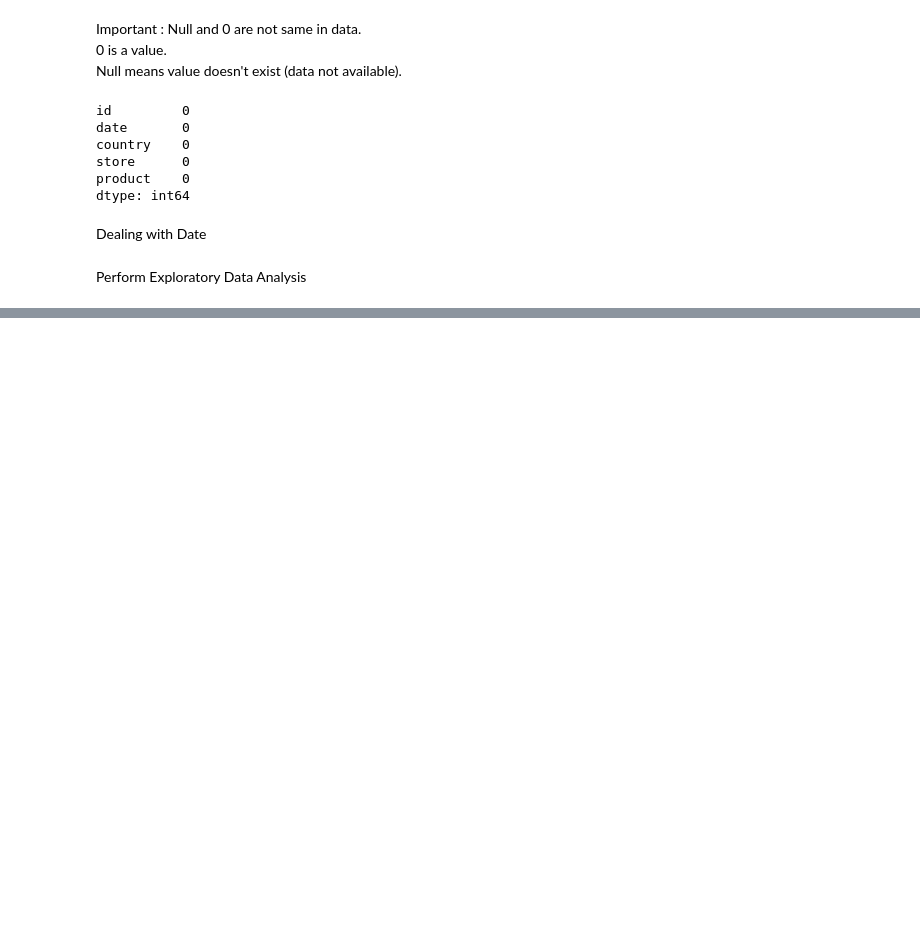
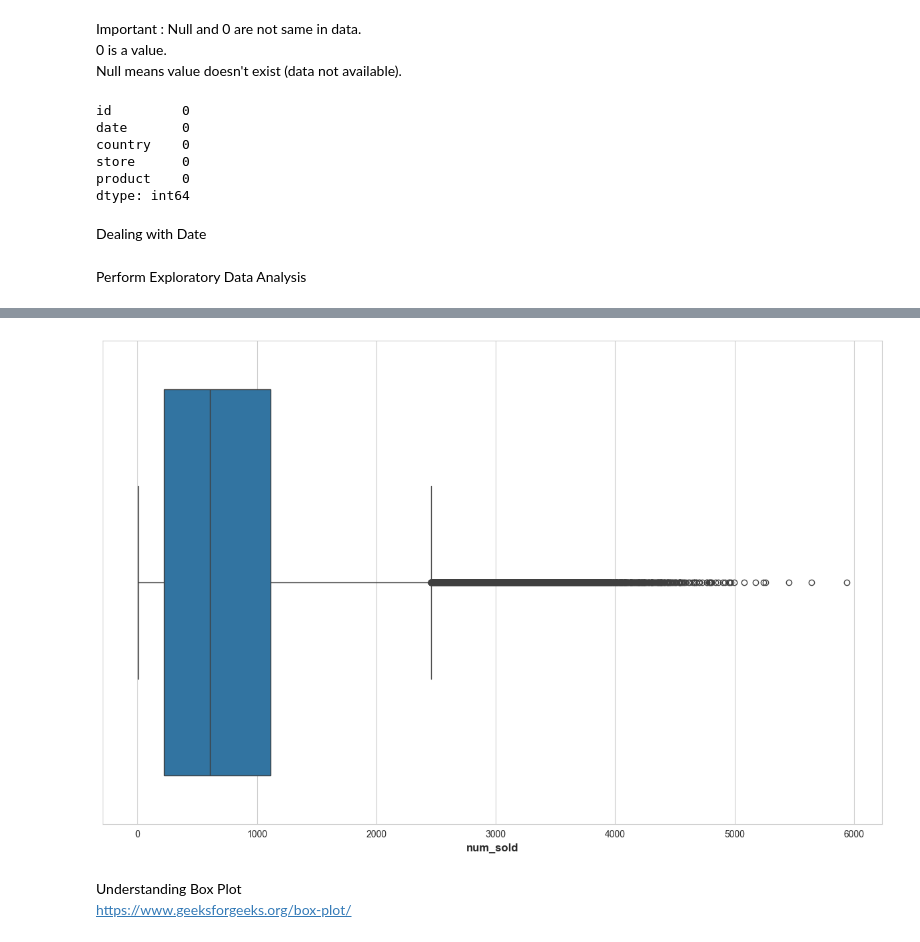
Before and after one commit to omjadhav9271/Forecasting-Sales, a Jupyter notebook: nb01.ipynb, the cells around one changed output, grey strips where cells are left out. Drawn from its saved outputs; the diff is of its cells as text; code cells hidden in the pictures; blank space fills up the shorter version.

```diff
--- a/nb01.ipynb
+++ b/nb01.ipynb
@@ -112,0 +129,9 @@ Perform Exploratory Data Analysis
+# %%
+plt.figure(figsize=(12,8))
+sns.boxplot(x=train_df["num_sold"])
+plt.show()
+# %% [output]
+[figure, added]
+# %% [markdown]
+Understanding Box Plot
+https://www.geeksforgeeks.org/box-plot/
```
Also changed, not shown: parts of 11 cells of this notebook.
